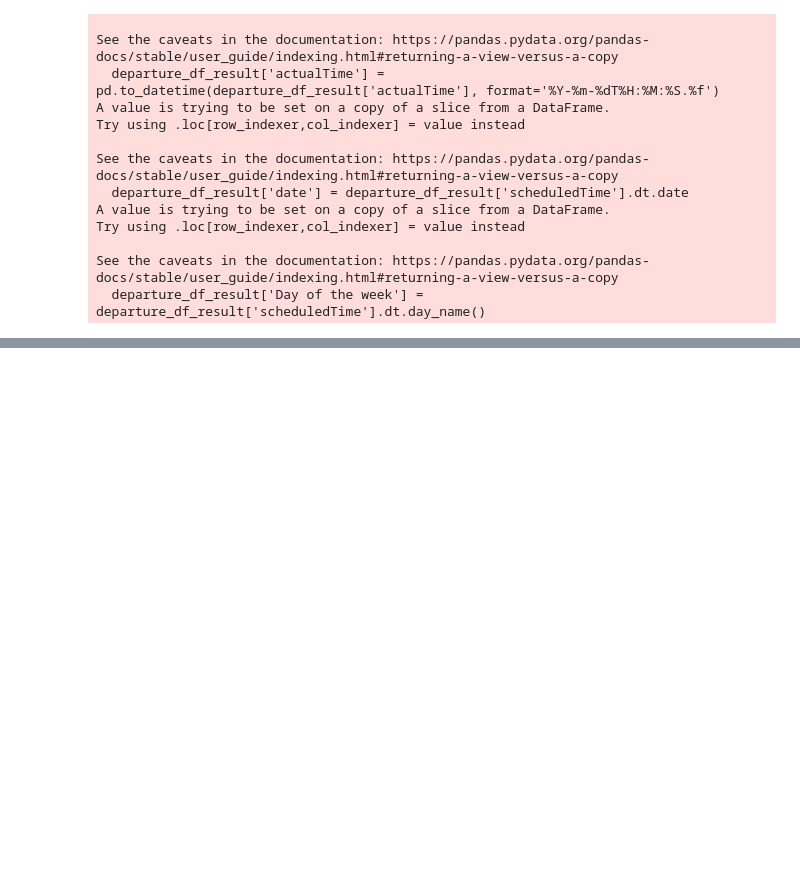
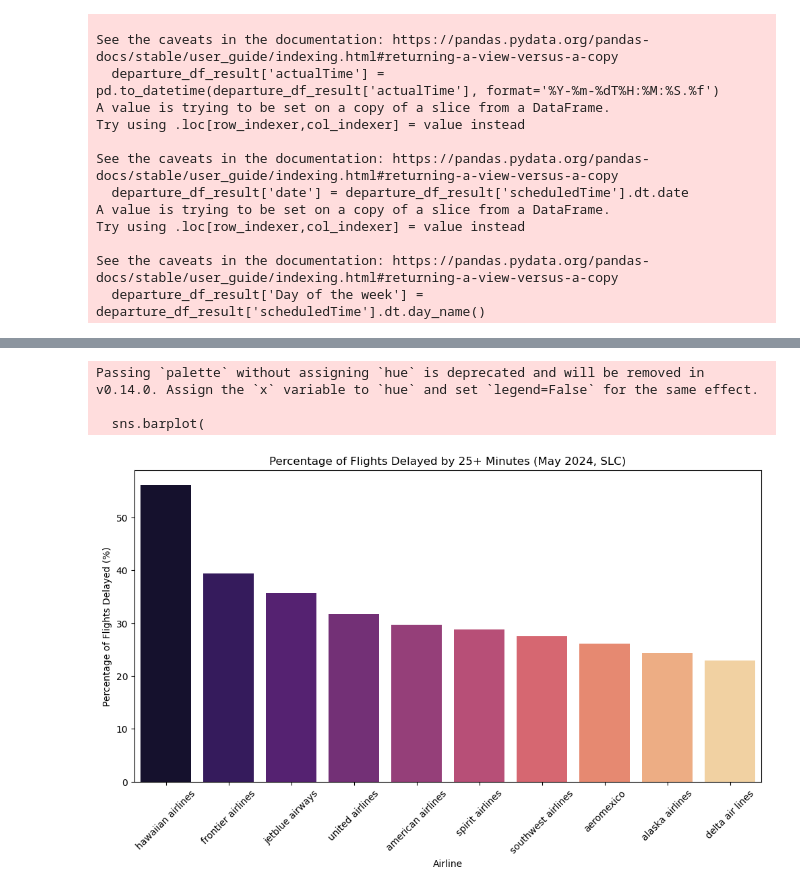
Before and after one commit to kelsjens/My-Blog, a Jupyter notebook: _posts/flights.ipynb, the cells around one changed output, grey strips where cells are left out. Drawn from its saved outputs; the diff is of its cells as text; code cells hidden in the pictures; blank space fills up the shorter version.

```diff
--- a/_posts/flights.ipynb
+++ b/_posts/flights.ipynb
@@ -118,0 +163,15 @@ df.to_csv("flights_data.csv")
+# %%
+# Count total flights per airline
+total_flights = df["airline"].value_counts()
+
+# Count flights delayed by 10+ minutes per airline
+delayed_25min_flights = df[df["delay"] >= 25]["airline"].value_counts()
+
+# Calculate the percentage
+delay_25min_percentage = (delayed_25min_flights / total_flights) * 100
+
+# Fill missing values with 0 (for airlines with no 10+ min delays)
+delay_25min_percentage = delay_25min_percentage.fillna(0).sort_values(ascending=False)
+
+# Display the results
+print(delay_25min_percentage)
@@ -118,0 +191,32 @@ df.to_csv("flights_data.csv")
+# %%
+color_mapping = {
+    "hawaiian airlines": "#1f77b4",  # Blue
+    "frontier airlines": "#ff7f0e",  # Orange
+    "jetblue airways": "#2ca02c",    # Green
+    "american airlines": "#d62728",  # Red
+    "aeromexico": "#9467bd",         # Purple
+    "southwest airlines": "#8c564b", # Brown
+    "spirit airlines": "#e377c2",    # Pink
+    "delta air lines": "#7f7f7f",    # Gray
+    "alaska airlines": "#bcbd22",    # Yellow-Green
+    "united airlines": "#17becf"     # Cyan
+}
+
+plt.figure(figsize=(12,6))
+sns.barplot(
+    x=delay_25min_percentage.index,
+    y=delay_25min_percentage.values,
+    palette="magma"
+)
+
+plt.title("Percentage of Flights Delayed by 25+ Minutes (May 2024, SLC)")
+plt.xlabel("Airline")
+plt.ylabel("Percentage of Flights Delayed (%)")
+plt.xticks(rotation=45)
+
+plt.show()
+# %% [output]
+Passing `palette` without assigning `hue` is deprecated and will be removed in v0.14.0. Assign the `x` variable to `hue` and set `legend=False` for the same effect.
+
+  sns.barplot(
+[figure, added]
```
Also changed, not shown: parts of 6 cells of this notebook, 4 other files.
